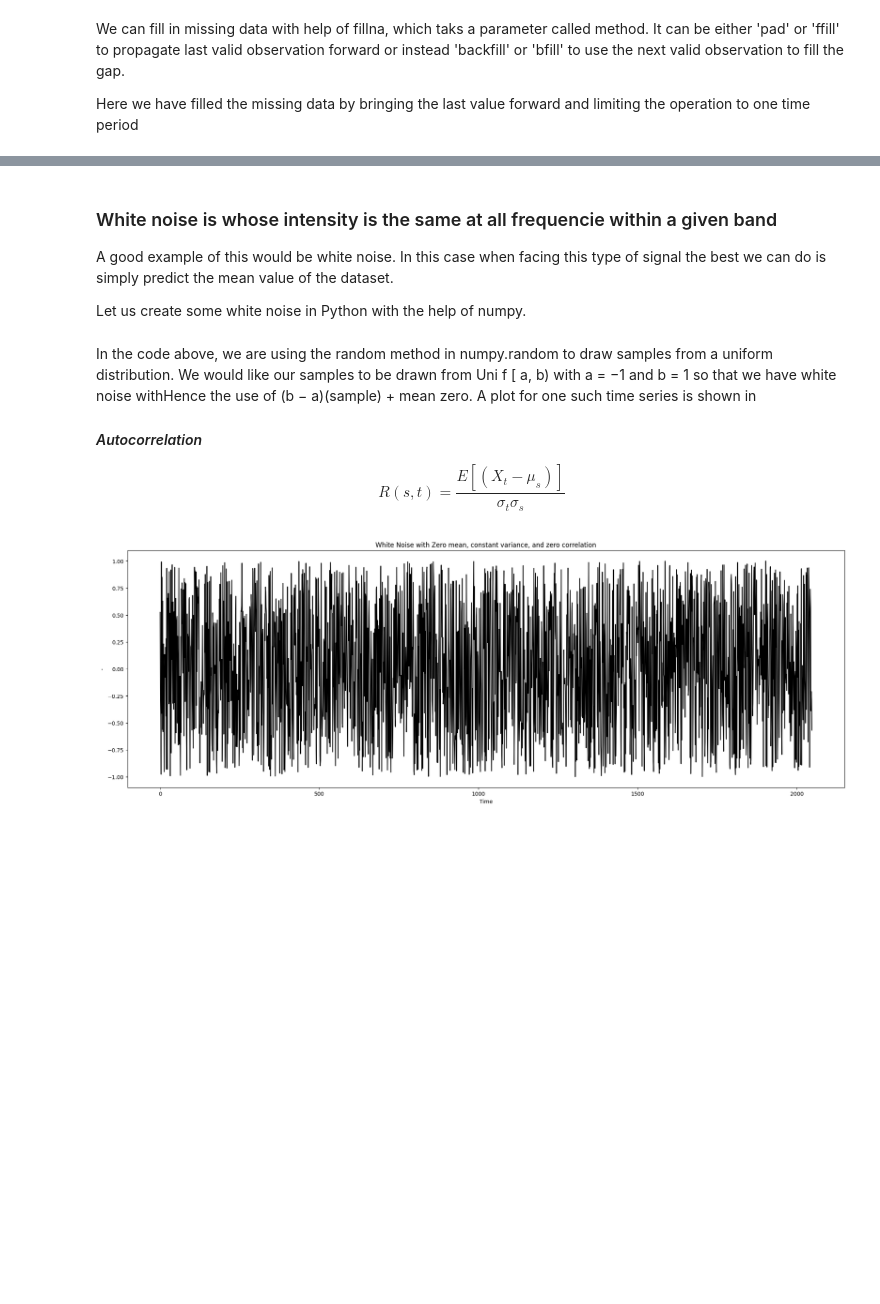
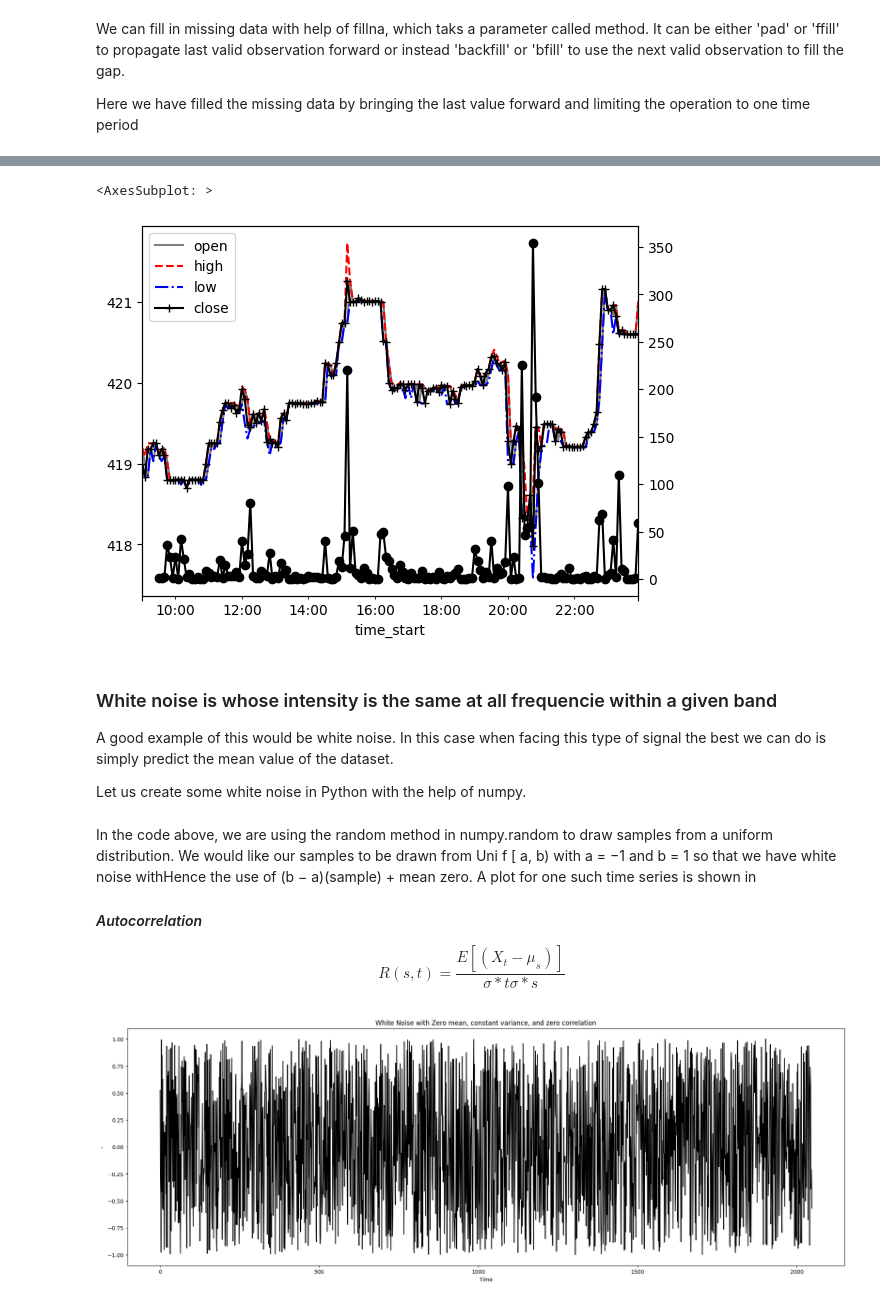
Before and after one commit to RobertoRosa7/python, a Jupyter notebook: advanced-data-science/chapter-1.ipynb, the cells around one changed output, grey strips where cells are left out. Drawn from its saved outputs; the diff is of its cells as text; code cells hidden in the pictures; blank space fills up the shorter version.

```diff
--- a/advanced-data-science/chapter-1.ipynb
+++ b/advanced-data-science/chapter-1.ipynb
@@ -338,7 +450,10 @@ filledbars = bars.fillna(method='ffill')
 volume = ticks.volume.resample('5Min').sum()
 vol = volume.fillna(0.)
 # %%
-filledbars['2016-04-03'].between_time('9:00', '23:59').plot(color=['gray', 'gray', 'gray', 'k'], style=['-', '--', '-.', '-+'])
+filledbars['2016-04-03'].between_time('9:00', '23:59').plot(color=['gray', 'red', 'blue', 'k'], style=['-', '--', '-.', '-+'])
 vol['2016-04-03'].between_time('9:30','23:59').plot(secondary_y=True, style='k-o')
+# %% [output]
+<AxesSubplot: >
+[figure, added]
 # %% [markdown]
 ### White noise is whose intensity is the same at all frequencie within a given band
@@ -357,9 +473,9 @@ In the code above, we are using the random method in numpy.random to draw sample
 We would like our samples to be drawn from Uni f [ a, b) with a = −1 and b = 1 so that we have white noise withHence the use of (b − a)(sample) +
 mean zero. A plot for one such time series is shown in
 
-#### *Autocorrelation*
+#### _Autocorrelation_
 
-$$ R(s,t) = \frac{E[(X_{t} - \mu_{s})]}{\sigma_{t}\sigma_{s}}$$
+$$ R(s,t) = \frac{E[(X_{t} - \mu_{s})]}{\sigma*{t}\sigma*{s}}$$
 # %%
 arr = white.plot(color=['black'], xlabel='Time', figsize=(24, 8), ylabel="-", title="White Noise with Zero mean, constant variance, and zero correlation")
 # %% [output]
```
Also changed, not shown: parts of 56 cells of this notebook, 13 other files.
